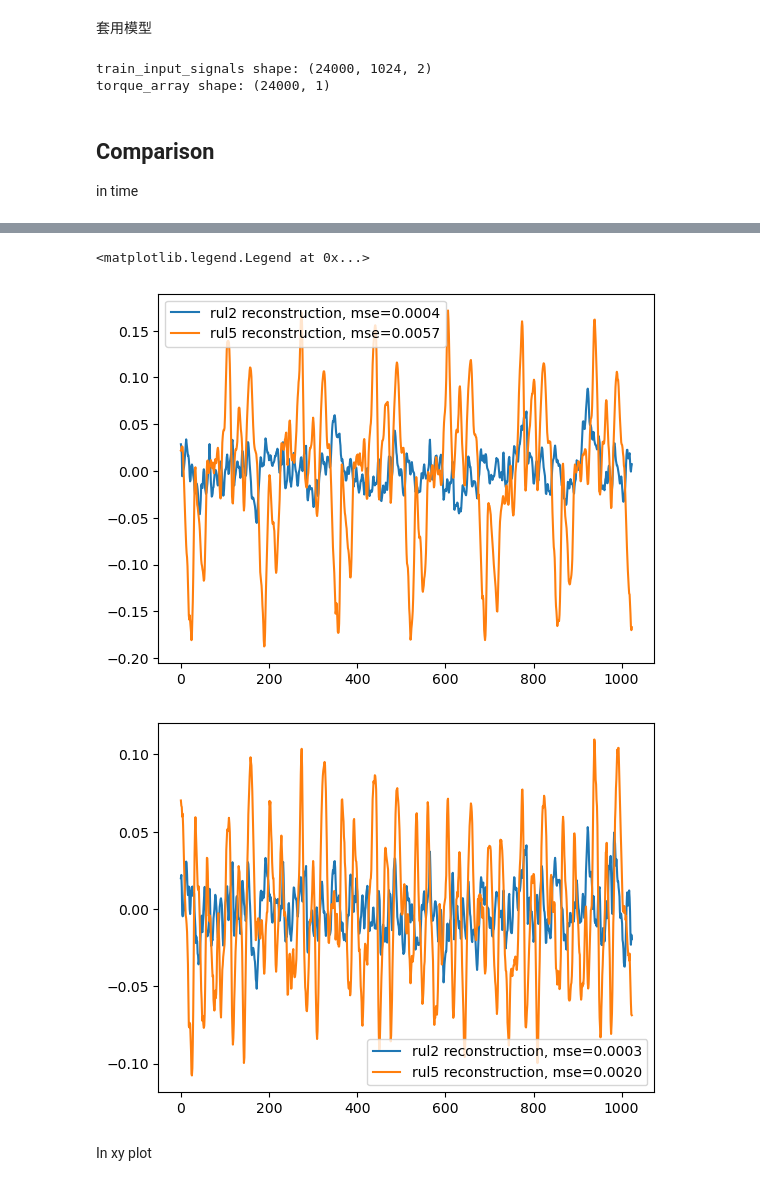
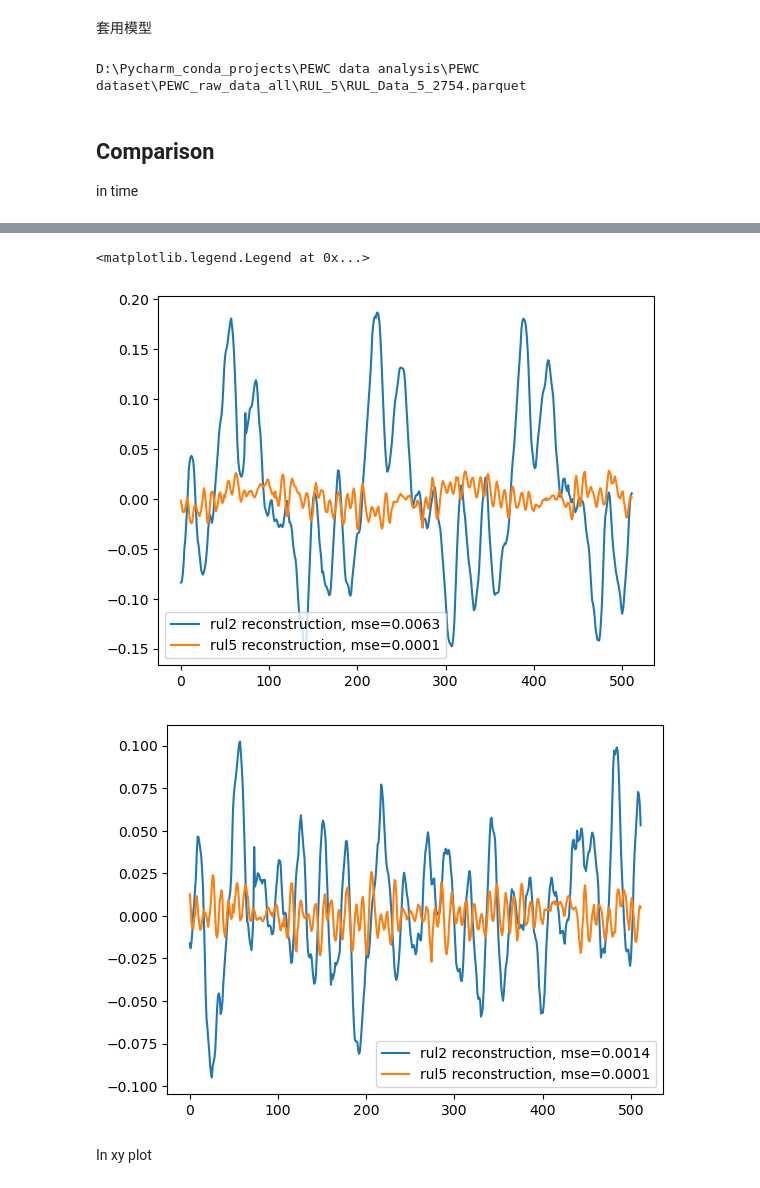
Before and after one commit to ChenPeiYi0620/NTU-RUL-data-analysis, a Jupyter notebook: 0822_PEWC_ccae_rul.ipynb, the cells around one changed output, grey strips where cells are left out. Saved outputs shown, nothing was run; the diff lists cells and outputs as text; code cells hidden in the pictures.

```diff
--- a/0822_PEWC_ccae_rul.ipynb
+++ b/0822_PEWC_ccae_rul.ipynb
@@ -897,32 +1018,32 @@ def compile_and_prepare_model(model, initial_learning_rate=1e-3):
     )
     return lr_scheduler, early_stop
 
-lr_scheduler_flux, early_stop_flux = compile_and_prepare_model(my_model_I_in_I_out_PEWC)
+lr_scheduler_flux, early_stop_flux = compile_and_prepare_model(my_model_I_in_I_out_PEWC_rul2)
 
 # 測試模型結構是否正確 (無condition torque 為假輸入)
-my_model_I_in_I_out_PEWC.predict([ past_currents_normalized[0:1,:,:], torque_array[0:1,:], torque_array[0:1,:]])
+my_model_I_in_I_out_PEWC_rul2.predict([ past_currents_normalized[0:1,:,:], torque_array[0:1,:], torque_array[0:1,:]])
 #測試模型是否能夠正確讀取
-my_model_I_in_I_out_PEWC.save(os.path.join(model_path, model_name + '_EMF.keras'))
-my_model_I_in_I_out_PEWC= load_model(os.path.join(model_path, model_name + '_EMF.keras'))
+my_model_I_in_I_out_PEWC_rul2.save(os.path.join(model_path, model_name + '_II_rul2.keras'))
+my_model_I_in_I_out_PEWC_rul2= load_model(os.path.join(model_path, model_name + '_II_rul2.keras'))
 print("Model structures passed, start training...")
 
 print(past_currents_normalized.shape)
 with tf.device('/GPU:0'):
     print("開始訓練...")
-    history_VI = my_model_I_in_I_out_PEWC.fit(
+    history_VI = my_model_I_in_I_out_PEWC_rul2.fit(
         x=[past_currents_normalized, torque_array, torque_array],
         y=past_currents_normalized,
         batch_size=128,
-        epochs=20,
+        epochs=30,
         validation_split=0.1,
         callbacks=[lr_scheduler_flux, early_stop_flux]
     )
 
 # save model
-my_model_I_in_I_out_PEWC.save(os.path.join(model_path, model_name + '_II.keras'))
+my_model_I_in_I_out_PEWC_rul2.save(os.path.join(model_path, model_name + '_II_rul2.keras'))
 
 metadata = {
-    "model_name": model_name+'_II',
+    "model_name": model_name+'_II_rul2',
     "sequence_length": sequence_length,
     "trained": True,
     "train_loss": history_VI.history['loss'][-1],
@@ -930,7 +1051,7 @@ metadata = {
     "train_date": datetime.now().strftime("%Y-%m-%d %H:%M:%S"),
 }
 
-with open(os.path.join(model_path, model_name + '_II_metadata.json'), "w", encoding="utf-8") as f:
+with open(os.path.join(model_path, model_name + '_II_metadata_rul2.json'), "w", encoding="utf-8") as f:
     json.dump(metadata, f, ensure_ascii=False, indent=4)
 
 plt.figure(figsize=(8, 5))
@@ -965,31 +1275,17 @@ Epoch 20/20
 # %% [markdown]
 套用模型
-# %%
-
-
-rul5_files = [f for f in os.listdir(rul5_dataset_path) if os.path.isfile(os.path.join(rul5_dataset_path, f))]
-# 將 rul5_dataset_path 路徑加回 rul5_files，得到完整路徑列表
-rul5_files = [os.path.join(rul5_dataset_path, f) for f in rul5_files]
-
-train_files_rul5, val_files_rul5 = train_test_split(rul5_files[0:training_file_numbers], test_size=0.2)
-
-rul5_test_files=get_augment_data_from_files(train_files_rul5,100)
-past_voltages_rul5 = rul5_test_files["input_signals"][:, :, 0:2]
-past_currents_rul5 = rul5_test_files["input_signals"][:, :, 2:4]
-past_voltages_normalized_rul5 = rul5_test_files["input_signals_normalized"][:, :, 0:2]
-past_currents_normalized_rul5 = rul5_test_files["input_signals_normalized"][:, :, 2:4]
-torque_array_rul5 = rul5_test_files["torque_array"]
-print(f"train_input_signals shape: {past_voltages_normalized_rul5.shape}")
-print(f"torque_array shape: {torque_array_rul5.shape}")
-# %% [output]
-train_input_signals shape: (24000, 1024, 2)
-torque_array shape: (24000, 1)
+# %%
+print(rul5_files[0])
+# %% [output]
+D:\Pycharm_conda_projects\PEWC data analysis\PEWC dataset\PEWC_raw_data_all\RUL_5\RUL_Data_5_2754.parquet
 # %% [markdown]
 ## Comparison ##
 in time
 # %%
-my_model_V_in_I_out_PEWC=load_model(os.path.join(model_path, model_name + '_VI.keras'))
-my_model_I_in_I_out_PEWC=load_model(os.path.join(model_path, model_name + '_II.keras'))
+my_model_V_in_I_out_PEWC=load_model(os.path.join(model_path, model_name + '_VI_rul5.keras'))
+my_model_I_in_I_out_PEWC=load_model(os.path.join(model_path, model_name + '_II_rul5.keras'))
+my_model_V_in_I_out_PEWC=load_model(os.path.join(model_path, model_name + '_VI_rul5.keras'))
+my_model_I_in_I_out_PEWC=load_model(os.path.join(model_path, model_name + '_II_rul5.keras'))
 verify_results_rul2_VI = my_model_V_in_I_out_PEWC.predict([ past_voltages_normalized[0:1,:,:], torque_array[0:1,:], torque_array[0:1,:]])
 verify_results_rul5_VI = my_model_V_in_I_out_PEWC.predict([ past_voltages_normalized_rul5[0:1,:,:], torque_array_rul5[0:1,:], torque_array_rul5[0:1,:]])
 verify_results_rul2_II = my_model_I_in_I_out_PEWC.predict([ past_currents_normalized[0:1,:,:], torque_array[0:1,:], torque_array[0:1,:]])
@@ -1018,6 +1316,6 @@ plt.legend()
 <matplotlib.legend.Legend at 0x...>
-[figure, old version]
+[figure, new version]
-[figure, old version]
+[figure, new version]
 # %% [markdown]
 In xy plot
 # %%
```
Also changed, not shown: parts of 28 cells of this notebook, 54 other files.
